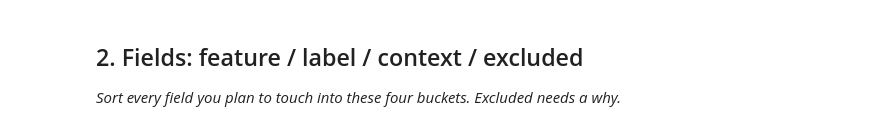
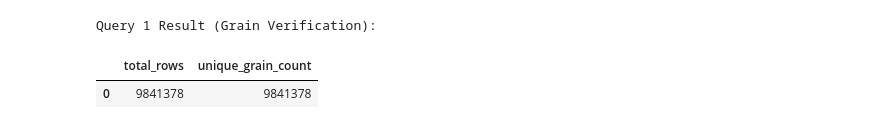
Before and after one commit to Vaibhavrajput326/flyrank.ai, a Jupyter notebook: work/notebooks/w03_data_contract.ipynb, the cells around one changed output. Drawn from its saved outputs; the diff is of its cells as text; code cells hidden in the pictures.

```diff
--- a/work/notebooks/w03_data_contract.ipynb
+++ b/work/notebooks/w03_data_contract.ipynb
@@ -13,7 +41,17 @@ This skeleton is yours to fill. Work the sections **in order** — each one has
 # %%
 # This cell is for CODE (numbers, a query, a check).
 # Write your text answer in the cell ABOVE this one — typing sentences here breaks Run All.
+q1 = f"""
+SELECT
+    COUNT(*) AS total_rows,
+    COUNT(DISTINCT (client_hash_id || '_' || content_hash_id || '_' || CAST(report_date AS VARCHAR))) AS unique_grain_count
+FROM read_parquet('{REL}/fact_content_daily_performance/**/*.parquet', HIVE_PARTITIONING=TRUE)
+WHERE month = '2026-03'
+"""
+df1 = con.sql(q1).df()
+print("Query 1 Result (Grain Verification):")
+display(df1)
+# %% [output]
+Query 1 Result (Grain Verification):
+|  | total_rows | unique_grain_count |
+| 0 | 9841378 | 9841378 |
-# %% [markdown]
-## 2. Fields: feature / label / context / excluded
-
-*Sort every field you plan to touch into these four buckets. Excluded needs a why.*
```
Also changed, not shown: parts of 15 cells of this notebook.
